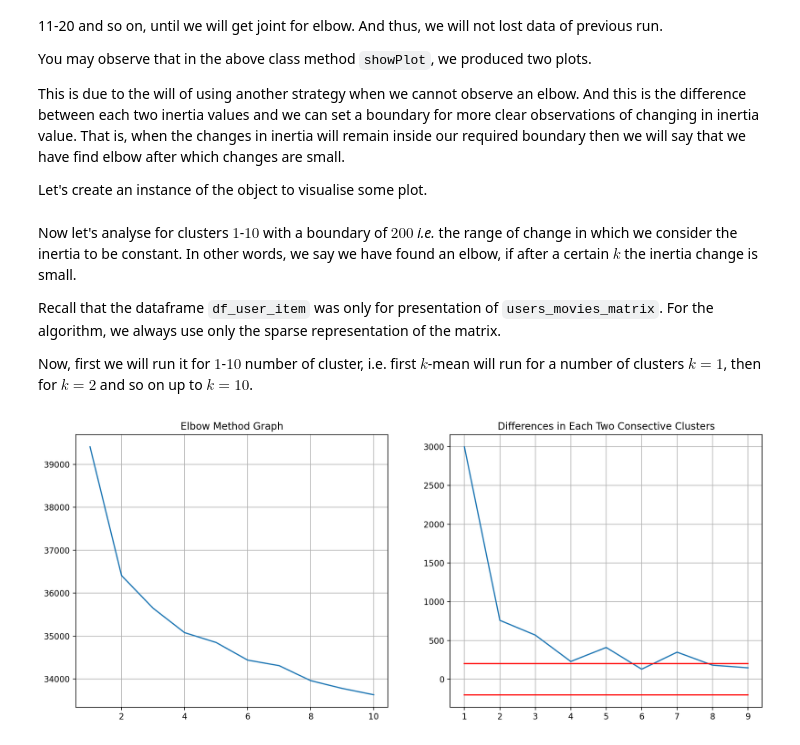
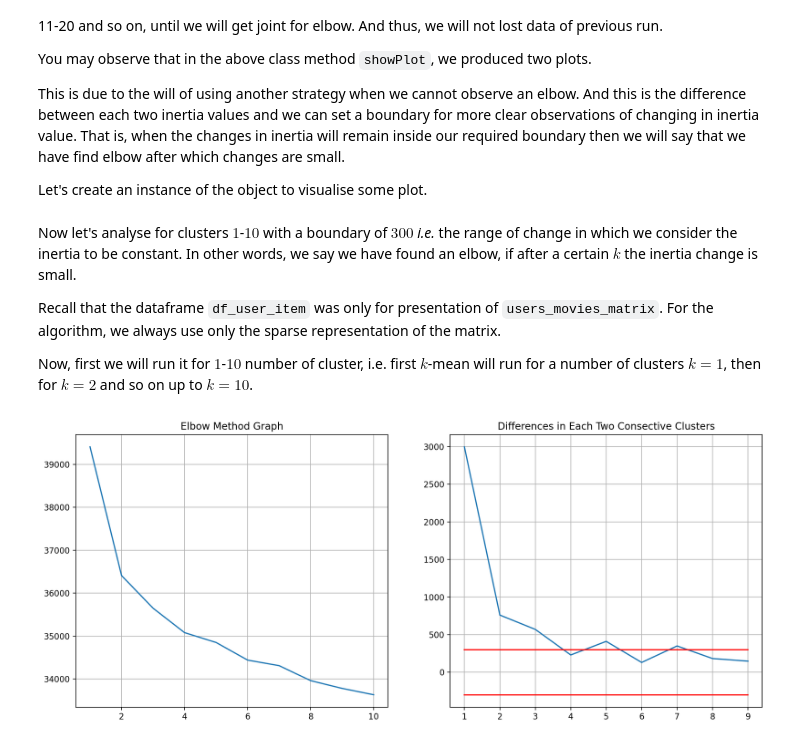
Before and after one commit to oscar-defelice/Recommender-Systems-Course, a Jupyter notebook: src/05.KMeansRecommendations.ipynb, the cells around one changed output. Saved outputs shown, nothing was run; the diff lists cells and outputs as text; code cells hidden in the pictures.

```diff
--- a/src/05.KMeansRecommendations.ipynb
+++ b/src/05.KMeansRecommendations.ipynb
@@ -616,7 +620,7 @@ Let's create an instance of the object to visualise some plot.
 # %%
 elbow_method = ElbowMethod(users_movies_matrix)
 # %% [markdown]
-Now let's analyse for clusters $1$-$10$ with a boundary of $200$ _i.e._ the range of change in which we consider the inertia to be constant. In other words, we say we have found an elbow, if after a certain $k$ the inertia change is small.
+Now let's analyse for clusters $1$-$10$ with a boundary of $300$ _i.e._ the range of change in which we consider the inertia to be constant. In other words, we say we have found an elbow, if after a certain $k$ the inertia change is small.
 
 Recall that the dataframe `df_user_item` was only for presentation of `users_movies_matrix`.
 For the algorithm, we always use only the sparse representation of the matrix.
@@ -625,6 +629,6 @@ Now, first we will run it for $1$-$10$ number of cluster, i.e. first $k$-mean wi
 # %%
 elbow_method.run(1, 10)
 # %%
-elbow_method.showPlot(boundary=200)
+elbow_method.showPlot(boundary=300)
 # %% [output]
-[figure, old version]
+[figure, new version]
```
Also changed, not shown: parts of 34 cells of this notebook.
